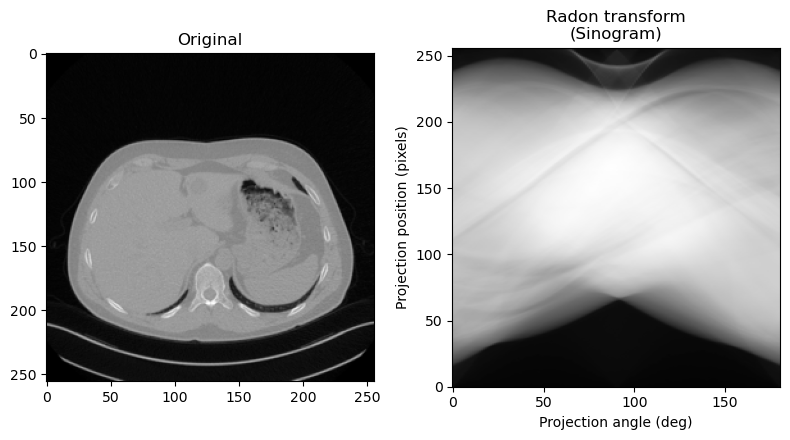
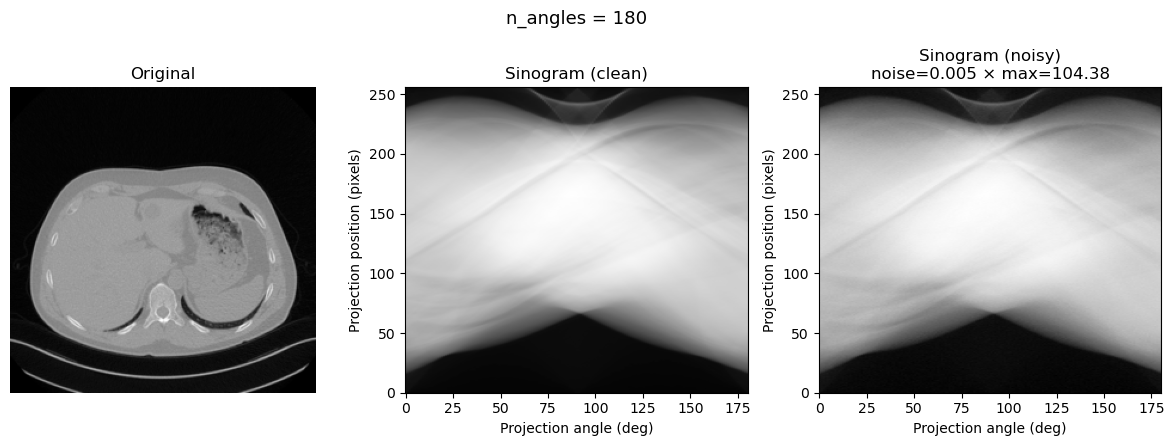
The notebook cell's code change between the first figure and the second:
--- before
+++ after
@@ -1,35 +1,43 @@
-from skimage.transform import radon
+from skimage.transform import radon, iradon
+
+noise_level = 0.005
 ANGLE_CONFIGS = [180, 90, 60, 45]
-for i in ANGLE_CONFIGS:     
-    n_angles = i 
+
+for n_angles in ANGLE_CONFIGS:
     angles = np.linspace(0, 180, n_angles, endpoint=False)
-    print(angles)
-    sinogram = radon(train_dataset[0].squeeze(), theta=angles)
+    img_2d = train_dataset[0].squeeze().numpy()
 
-    fig, (ax1, ax2) = plt.subplots(1, 2, figsize=(8, 4.5))
+    # Forward
+    sinogram = radon(img_2d, theta=angles)
+    noisy_sinogram = sinogram + np.random.normal(0, noise_level * sinogram.max(), sinogram.shape)
 
-    ax1.set_title("Original")
-    ax1.imshow(train_dataset[0].squeeze(), cmap=plt.cm.Greys_r)
+    # FBP
+    fbp = iradon(noisy_sinogram, theta=angles, filter_name='ramp')
+    fbp = np.clip(fbp, 0, 1)  # riporta in [0,1]
 
-    dx, dy = 0.5 * 180.0 / max(train_dataset[0].squeeze().shape), 0.5 / sinogram.shape[0]
-    ax2.set_title("Radon transform\n(Sinogram)")
-    ax2.set_xlabel("Projection angle (deg)")
-    ax2.set_ylabel("Projection position (pixels)")
-    ax2.imshow(
-        sinogram,
-        cmap=plt.cm.Greys_r,
-        extent=(-dx, 180.0 + dx, -dy, sinogram.shape[0] + dy),
-        aspect='auto',
-    )
+    # Plot
+    fig, axes = plt.subplots(1, 4, figsize=(16, 4))
+    fig.suptitle(f"n_angles = {n_angles}", fontsize=13)
+
+    axes[0].set_title("Original")
+    axes[0].imshow(img_2d, cmap=plt.cm.Greys_r)
+    axes[0].axis("off")
+
+    dx = 0.5 * 180.0 / max(img_2d.shape)
+    dy = 0.5 / sinogram.shape[0]
+    extent = (-dx, 180.0 + dx, -dy, sinogram.shape[0] + dy)
+
+    axes[1].set_title("Sinogram (clean)")
+    axes[1].imshow(sinogram, cmap=plt.cm.Greys_r, extent=extent, aspect='auto')
+    axes[1].set_xlabel("Angle (deg)")
+
+    axes[2].set_title("Sinogram (noisy)")
+    axes[2].imshow(noisy_sinogram, cmap=plt.cm.Greys_r, extent=extent, aspect='auto')
+    axes[2].set_xlabel("Angle (deg)")
+
+    axes[3].set_title("FBP reconstruction")
+    axes[3].imshow(fbp, cmap=plt.cm.Greys_r)
+    axes[3].axis("off")
 
     fig.tight_layout()
     plt.show()
-
-img_2d = train_dataset[0].squeeze().numpy()
-sinogram = radon(img_2d, theta=angles)
-
-print(f"Shape sinogramma:  {sinogram.shape}")       # [256, n_angles]
-print(f"Min:               {sinogram.min():.4f}")
-print(f"Max:               {sinogram.max():.4f}")
-print(f"Media:             {sinogram.mean():.4f}")
-print(f"Std:               {sinogram.std():.4f}")

Commit: sinogram conde is ok, added noise and fbp reco for exploration of the corrupted result